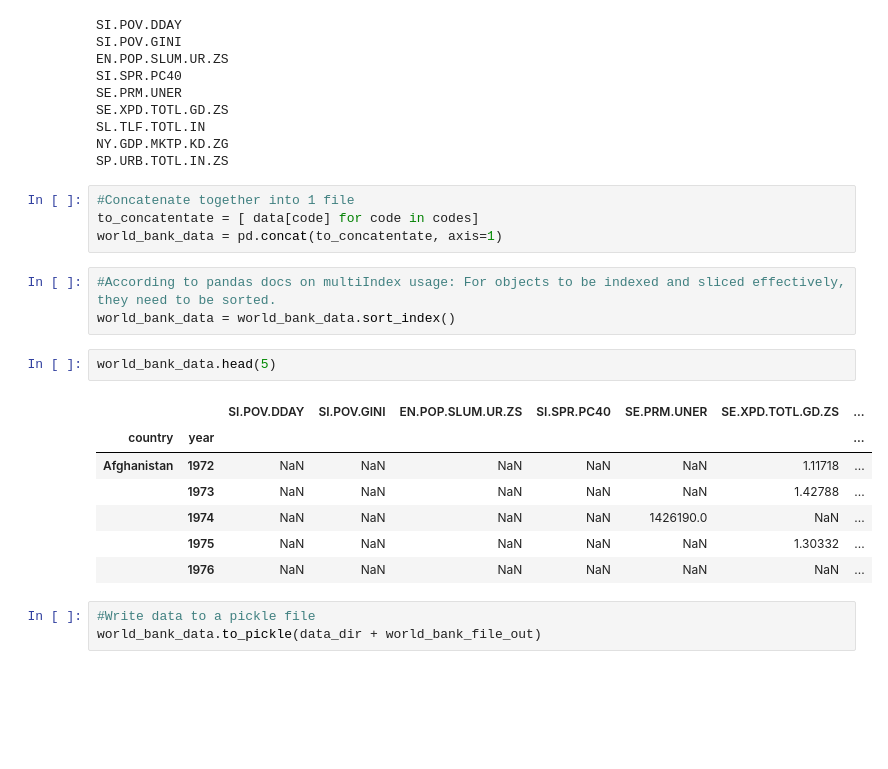
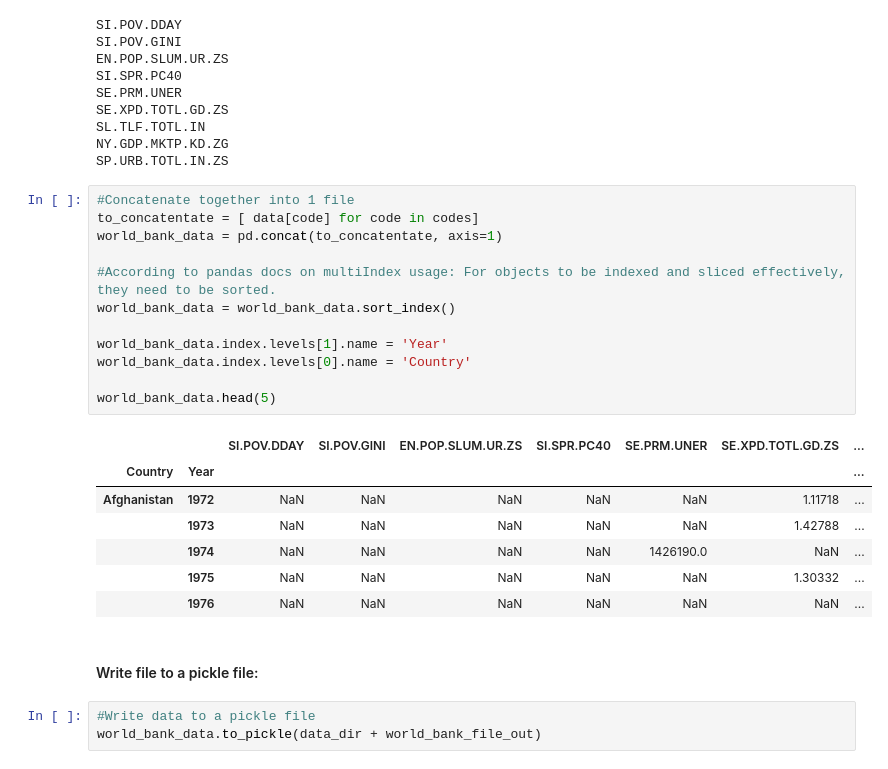
Before and after one commit to FergusOBoyle/sustainable-dev-goals-forecasting, a Jupyter notebook: notebooks/data_gathering/data_collection.ipynb, the cells around one changed output. Saved outputs shown, nothing was run; the diff lists cells and outputs as text; blank space fills up the shorter version.

```diff
--- a/notebooks/data_gathering/data_collection.ipynb
+++ b/notebooks/data_gathering/data_collection.ipynb
@@ -40,20 +40,25 @@ SP.URB.TOTL.IN.ZS
 # %%
 #Concatenate together into 1 file
 to_concatentate = [ data[code] for code in codes]
 world_bank_data = pd.concat(to_concatentate, axis=1)
+
+#According to pandas docs on multiIndex usage: For objects to be indexed and sliced effectively, they need to be sorted.
+world_bank_data = world_bank_data.sort_index()
+
+world_bank_data.index.levels[1].name = 'Year'
+world_bank_data.index.levels[0].name = 'Country'
+
+world_bank_data.head(5)
+# %% [output]
+|  |  | SI.POV.DDAY | SI.POV.GINI | EN.POP.SLUM.UR.ZS | SI.SPR.PC40 | SE.PRM.UNER | SE.XPD.TOTL.GD.ZS | ... |
+| Country | Year |  |  |  |  |  |  | ... |
+| Afghanistan | 1972 | NaN | NaN | NaN | NaN | NaN | 1.11718 | ... |
+|  | 1973 | NaN | NaN | NaN | NaN | NaN | 1.42788 | ... |
+|  | 1974 | NaN | NaN | NaN | NaN | 1426190.0 | NaN | ... |
+|  | 1975 | NaN | NaN | NaN | NaN | NaN | 1.30332 | ... |
+|  | 1976 | NaN | NaN | NaN | NaN | NaN | NaN | ... |
-# %%
-#According to pandas docs on multiIndex usage: For objects to be indexed and sliced effectively, they need to be sorted.
-world_bank_data = world_bank_data.sort_index()
-# %%
-world_bank_data.head(5)
-# %% [output]
-|  |  | SI.POV.DDAY | SI.POV.GINI | EN.POP.SLUM.UR.ZS | SI.SPR.PC40 | SE.PRM.UNER | SE.XPD.TOTL.GD.ZS | ... |
-| country | year |  |  |  |  |  |  | ... |
-| Afghanistan | 1972 | NaN | NaN | NaN | NaN | NaN | 1.11718 | ... |
-|  | 1973 | NaN | NaN | NaN | NaN | NaN | 1.42788 | ... |
-|  | 1974 | NaN | NaN | NaN | NaN | 1426190.0 | NaN | ... |
-|  | 1975 | NaN | NaN | NaN | NaN | NaN | 1.30332 | ... |
-|  | 1976 | NaN | NaN | NaN | NaN | NaN | NaN | ... |
+# %% [markdown]
+#### Write file to a pickle file:
 # %%
 #Write data to a pickle file
 world_bank_data.to_pickle(data_dir + world_bank_file_out)
```
Also changed, not shown: 2 other files.
